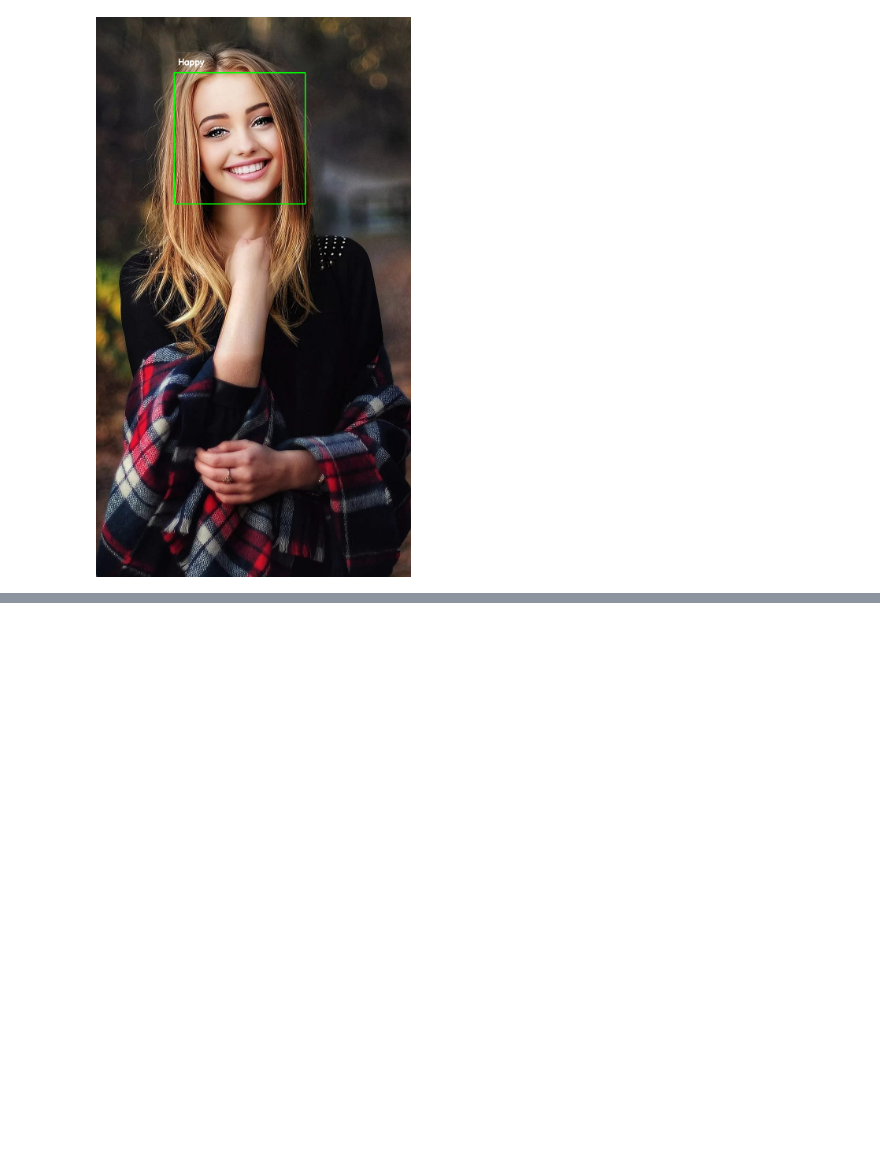
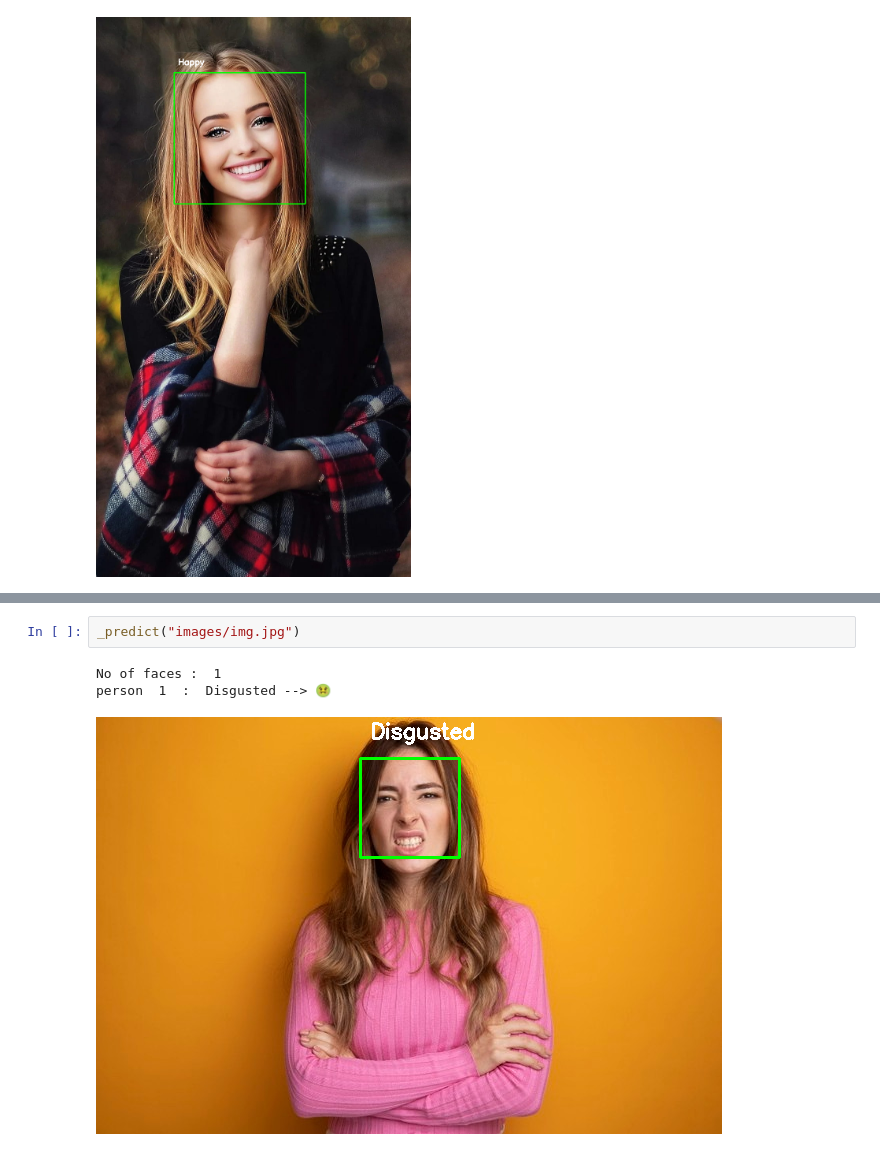
Before and after one commit to UthamanA/Facial-Emotion-Recognition, a Jupyter notebook: Face_Emotion_Recognition_Uthaman_A.ipynb, the cells around one changed output, grey strips where cells are left out. Drawn from its saved outputs; the diff is of its cells as text; blank space fills up the shorter version.

```diff
--- a/Face_Emotion_Recognition_Uthaman_A.ipynb
+++ b/Face_Emotion_Recognition_Uthaman_A.ipynb
@@ -809,0 +828,6 @@ person  1  :  Happy --> 😊
+# %%
+_predict("images/img.jpg")
+# %% [output]
+No of faces :  1
+person  1  :  Disgusted --> 🤢
+[figure, added]
```
Also changed, not shown: parts of 7 cells of this notebook.
